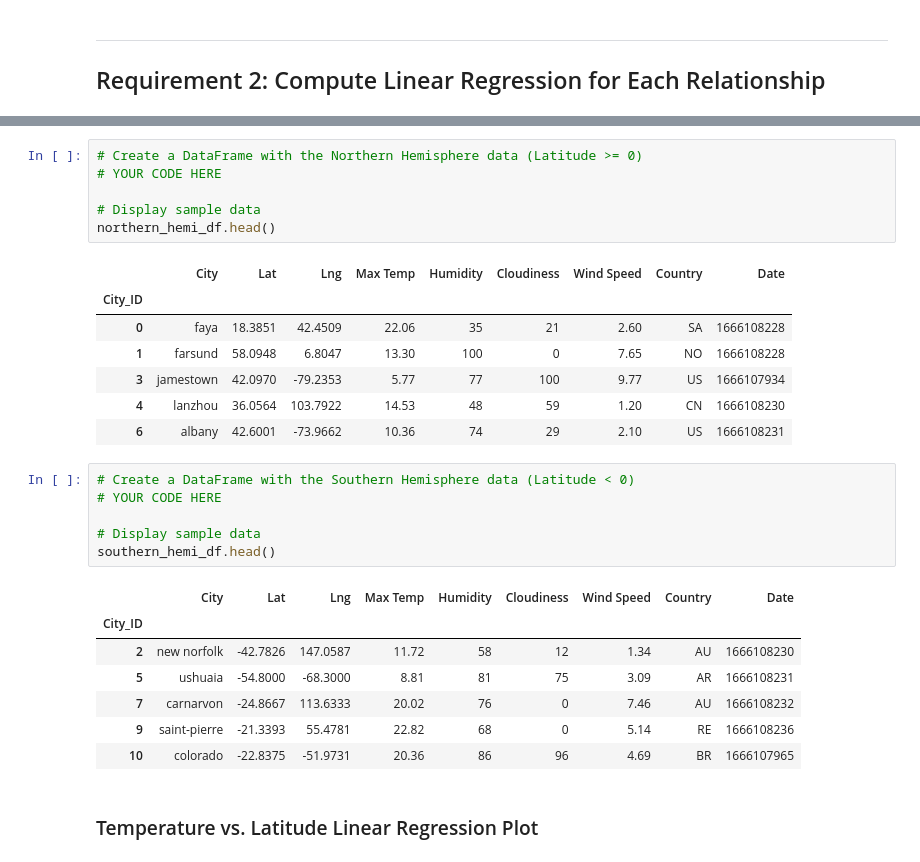
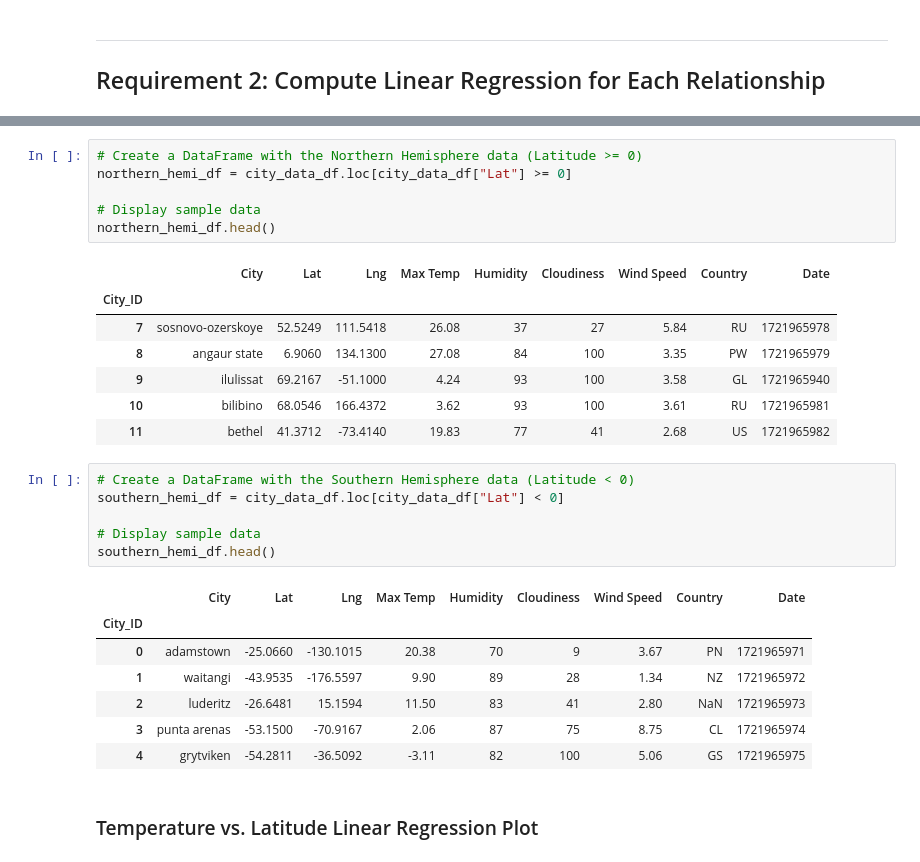
Before and after one commit to ElizabethDashwood/python-api-challenge4, a Jupyter notebook: WeatherPy/WeatherPy.ipynb, the cells around one changed output, grey strips where cells are left out. Cells and saved outputs as stored; diff of their text form.

```diff
--- a/WeatherPy/WeatherPy.ipynb
+++ b/WeatherPy/WeatherPy.ipynb
@@ -294,30 +311,30 @@ plt.show()
 # %%
 # Create a DataFrame with the Northern Hemisphere data (Latitude >= 0)
-# YOUR CODE HERE
+northern_hemi_df = city_data_df.loc[city_data_df["Lat"] >= 0]
 
 # Display sample data
 northern_hemi_df.head()
 # %% [output]
 |  | City | Lat | Lng | Max Temp | Humidity | Cloudiness | Wind Speed | Country | Date |
 | City_ID |  |  |  |  |  |  |  |  |  |
-| 0 | faya | 18.3851 | 42.4509 | 22.06 | 35 | 21 | 2.60 | SA | 1666108228 |
-| 1 | farsund | 58.0948 | 6.8047 | 13.30 | 100 | 0 | 7.65 | NO | 1666108228 |
-| 3 | jamestown | 42.0970 | -79.2353 | 5.77 | 77 | 100 | 9.77 | US | 1666107934 |
-| 4 | lanzhou | 36.0564 | 103.7922 | 14.53 | 48 | 59 | 1.20 | CN | 1666108230 |
-| 6 | albany | 42.6001 | -73.9662 | 10.36 | 74 | 29 | 2.10 | US | 1666108231 |
+| 7 | sosnovo-ozerskoye | 52.5249 | 111.5418 | 26.08 | 37 | 27 | 5.84 | RU | 1721965978 |
+| 8 | angaur state | 6.9060 | 134.1300 | 27.08 | 84 | 100 | 3.35 | PW | 1721965979 |
+| 9 | ilulissat | 69.2167 | -51.1000 | 4.24 | 93 | 100 | 3.58 | GL | 1721965940 |
+| 10 | bilibino | 68.0546 | 166.4372 | 3.62 | 93 | 100 | 3.61 | RU | 1721965981 |
+| 11 | bethel | 41.3712 | -73.4140 | 19.83 | 77 | 41 | 2.68 | US | 1721965982 |
 # %%
 # Create a DataFrame with the Southern Hemisphere data (Latitude < 0)
-# YOUR CODE HERE
+southern_hemi_df = city_data_df.loc[city_data_df["Lat"] < 0]
 
 # Display sample data
 southern_hemi_df.head()
 # %% [output]
 |  | City | Lat | Lng | Max Temp | Humidity | Cloudiness | Wind Speed | Country | Date |
 | City_ID |  |  |  |  |  |  |  |  |  |
-| 2 | new norfolk | -42.7826 | 147.0587 | 11.72 | 58 | 12 | 1.34 | AU | 1666108230 |
-| 5 | ushuaia | -54.8000 | -68.3000 | 8.81 | 81 | 75 | 3.09 | AR | 1666108231 |
-| 7 | carnarvon | -24.8667 | 113.6333 | 20.02 | 76 | 0 | 7.46 | AU | 1666108232 |
-| 9 | saint-pierre | -21.3393 | 55.4781 | 22.82 | 68 | 0 | 5.14 | RE | 1666108236 |
-| 10 | colorado | -22.8375 | -51.9731 | 20.36 | 86 | 96 | 4.69 | BR | 1666107965 |
+| 0 | adamstown | -25.0660 | -130.1015 | 20.38 | 70 | 9 | 3.67 | PN | 1721965971 |
+| 1 | waitangi | -43.9535 | -176.5597 | 9.90 | 89 | 28 | 1.34 | NZ | 1721965972 |
+| 2 | luderitz | -26.6481 | 15.1594 | 11.50 | 83 | 41 | 2.80 | NaN | 1721965973 |
+| 3 | punta arenas | -53.1500 | -70.9167 | 2.06 | 87 | 75 | 8.75 | CL | 1721965974 |
+| 4 | grytviken | -54.2811 | -36.5092 | -3.11 | 82 | 100 | 5.06 | GS | 1721965975 |
 # %% [markdown]
 ###  Temperature vs. Latitude Linear Regression Plot
```
Also changed, not shown: parts of 27 cells of this notebook, 12 other files.
